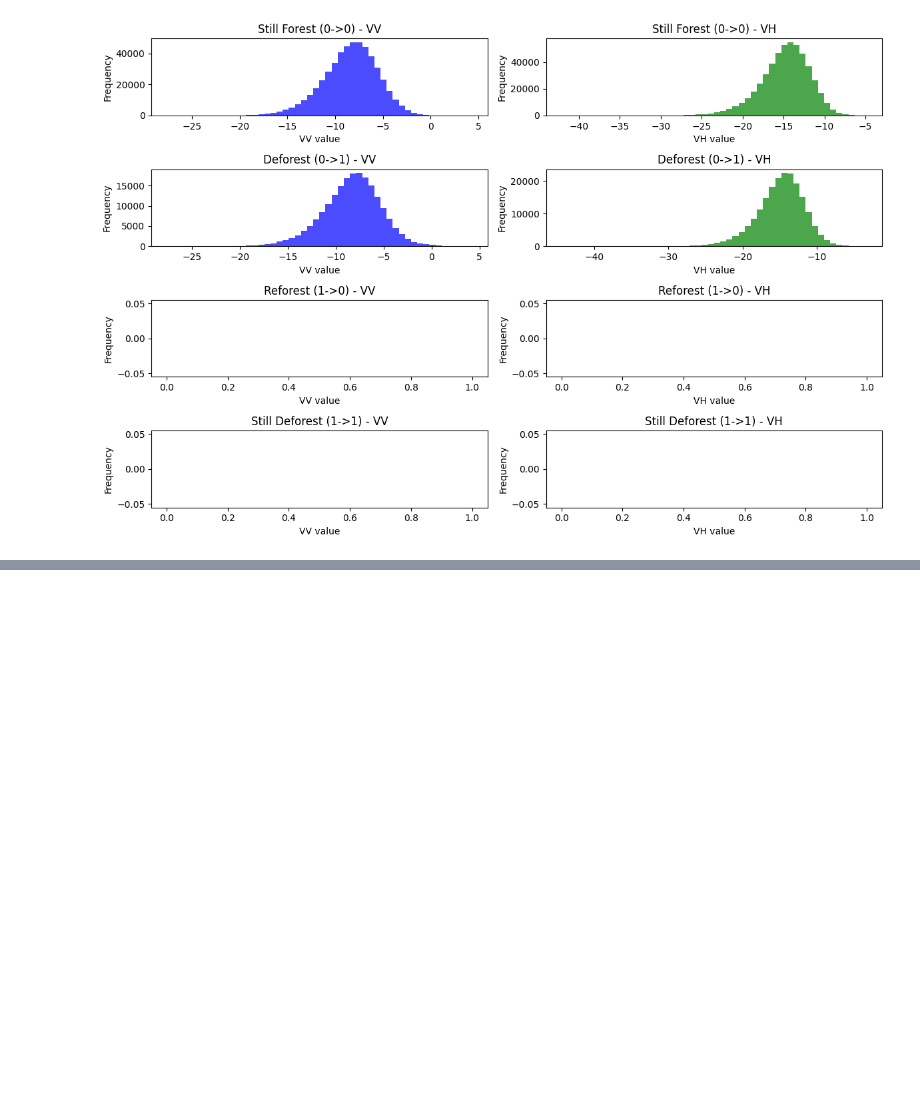
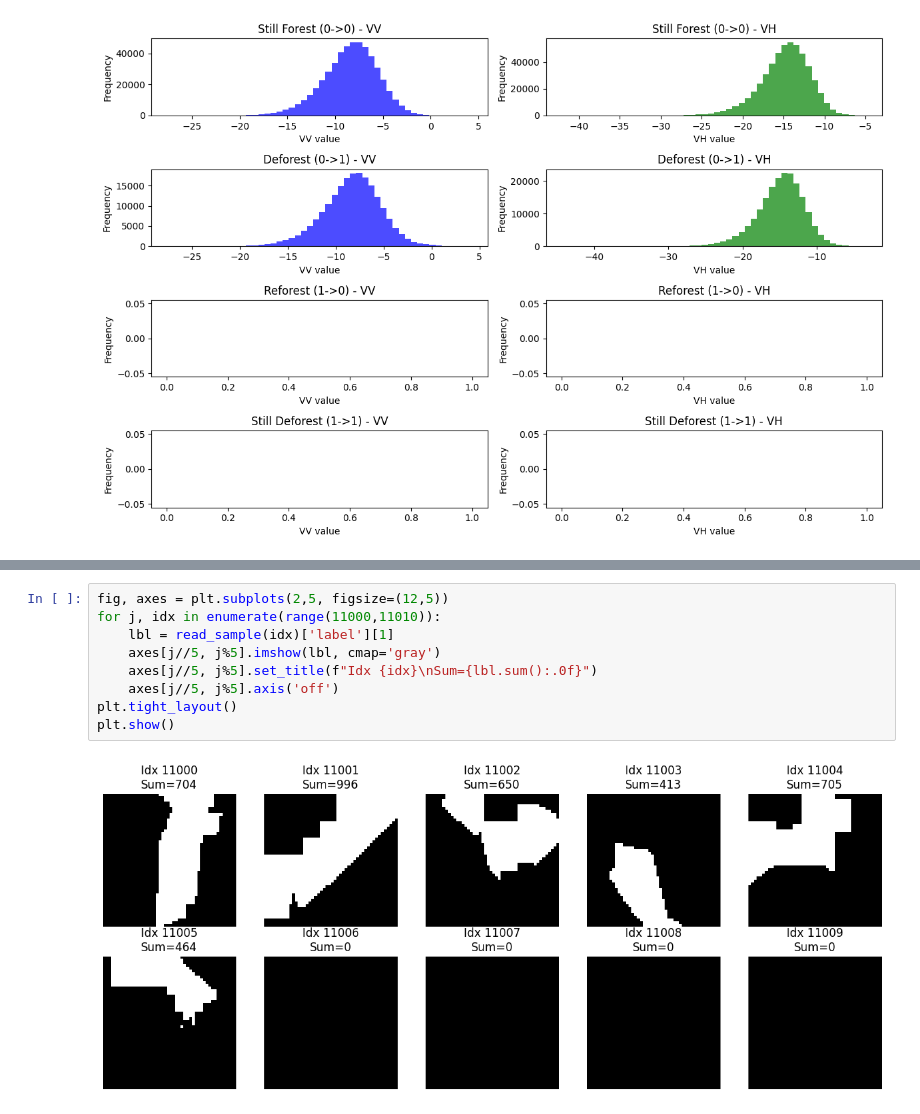
Before and after one commit to simrandesai/CS539-Project, a Jupyter notebook: explore2.ipynb, the cells around one changed output, grey strips where cells are left out. Drawn from its saved outputs; the diff is of its cells as text; blank space fills up the shorter version.

```diff
--- a/explore2.ipynb
+++ b/explore2.ipynb
@@ -268,0 +338,11 @@ plt.show()
+# %%
+fig, axes = plt.subplots(2,5, figsize=(12,5))
+for j, idx in enumerate(range(11000,11010)):
+    lbl = read_sample(idx)['label'][1]
+    axes[j//5, j%5].imshow(lbl, cmap='gray')
+    axes[j//5, j%5].set_title(f"Idx {idx}\nSum={lbl.sum():.0f}")
+    axes[j//5, j%5].axis('off')
+plt.tight_layout()
+plt.show()
+# %% [output]
+[figure, added]
```
Also changed, not shown: parts of 10 cells of this notebook.
